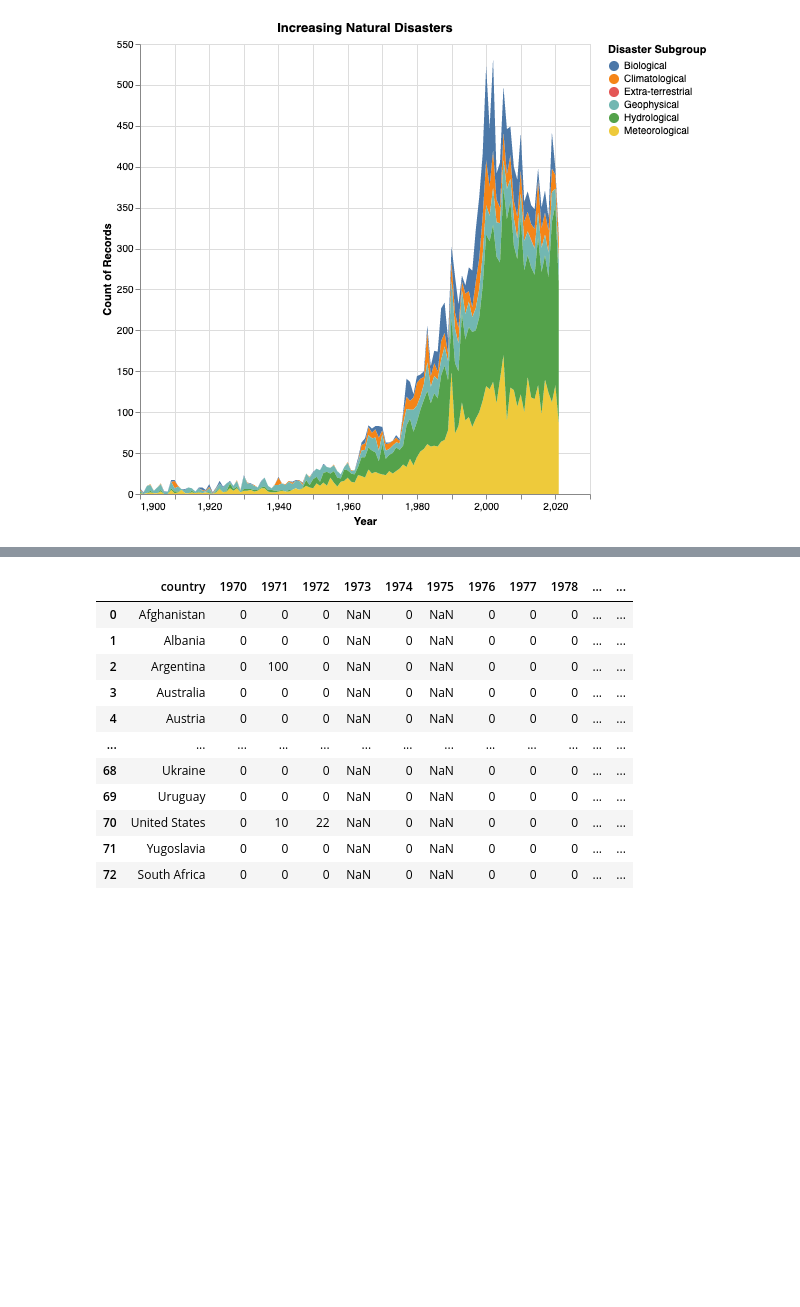
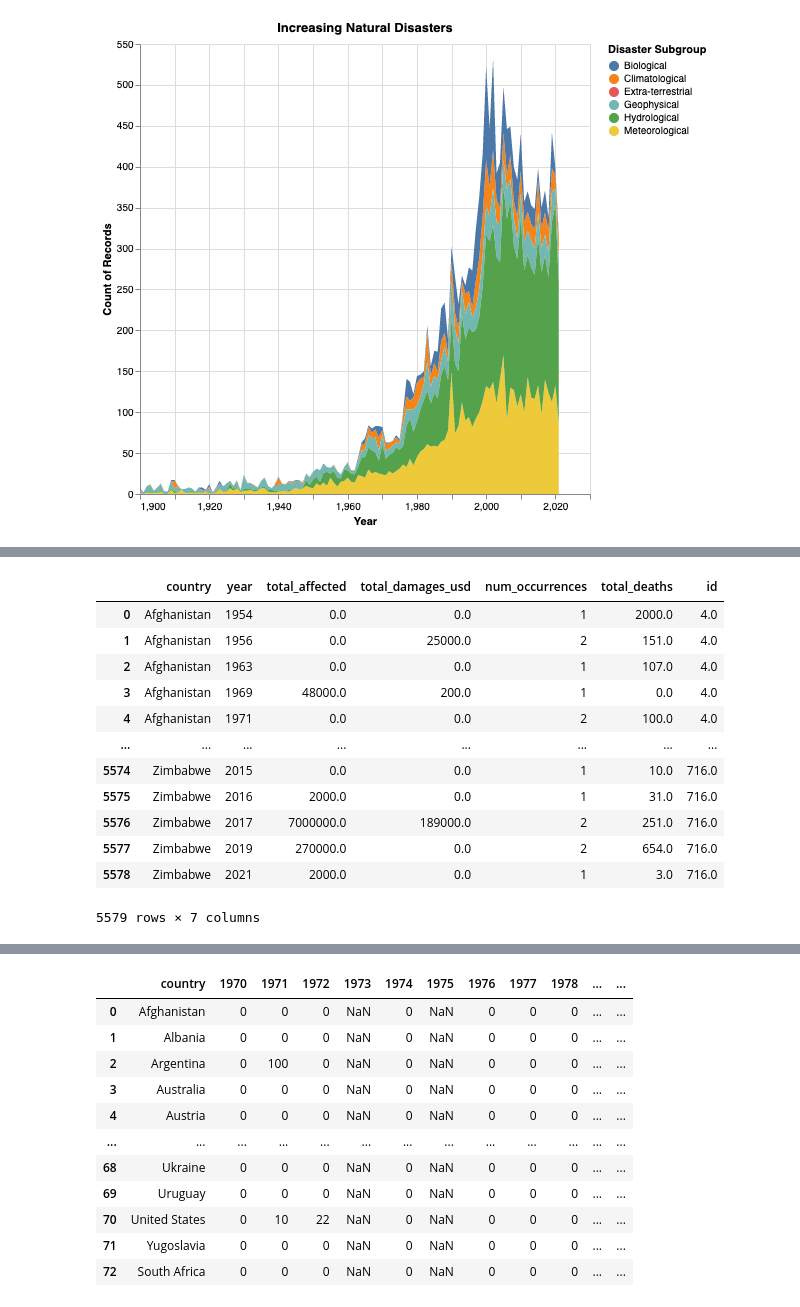
Before and after one commit to mel-liow/climate-analysis, a Jupyter notebook: climate_analysis.ipynb, the cells around one changed output, grey strips where cells are left out. Drawn from its saved outputs; the diff is of its cells as text; code cells hidden in the pictures; blank space fills up the shorter version.

```diff
--- a/climate_analysis.ipynb
+++ b/climate_analysis.ipynb
@@ -367,0 +350,16 @@ final_map
+# %%
+natural_disasters_merged
+# %% [output]
+|  | country | year | total_affected | total_damages_usd | num_occurrences | total_deaths | id |
+| 0 | Afghanistan | 1954 | 0.0 | 0.0 | 1 | 2000.0 | 4.0 |
+| 1 | Afghanistan | 1956 | 0.0 | 25000.0 | 2 | 151.0 | 4.0 |
+| 2 | Afghanistan | 1963 | 0.0 | 0.0 | 1 | 107.0 | 4.0 |
+| 3 | Afghanistan | 1969 | 48000.0 | 200.0 | 1 | 0.0 | 4.0 |
+| 4 | Afghanistan | 1971 | 0.0 | 0.0 | 2 | 100.0 | 4.0 |
+| ... | ... | ... | ... | ... | ... | ... | ... |
+| 5574 | Zimbabwe | 2015 | 0.0 | 0.0 | 1 | 10.0 | 716.0 |
+| 5575 | Zimbabwe | 2016 | 2000.0 | 0.0 | 1 | 31.0 | 716.0 |
+| 5576 | Zimbabwe | 2017 | 7000000.0 | 189000.0 | 2 | 251.0 | 716.0 |
+| 5577 | Zimbabwe | 2019 | 270000.0 | 0.0 | 2 | 654.0 | 716.0 |
+| 5578 | Zimbabwe | 2021 | 2000.0 | 0.0 | 1 | 3.0 | 716.0 |
+5579 rows × 7 columns
```
Also changed, not shown: parts of 6 cells of this notebook.
